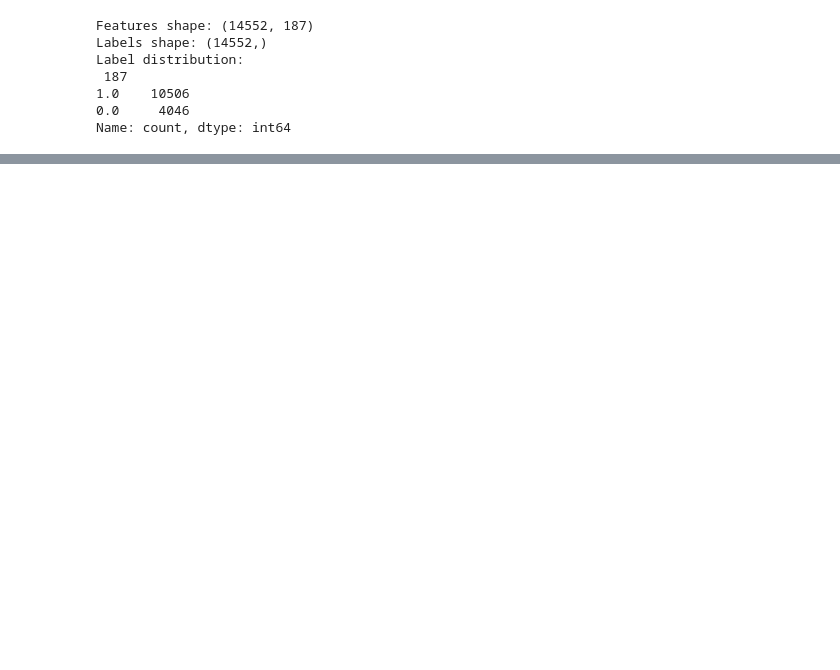
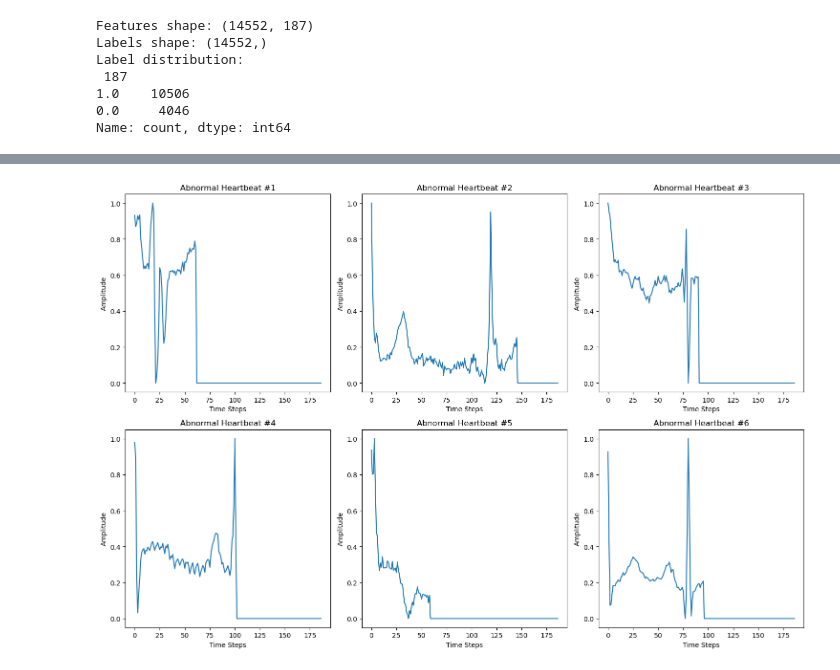
Before and after one commit to arilui/EKGenie, a Jupyter notebook: HawraaJupyter.ipynb, the cells around one changed output, grey strips where cells are left out. Cells and saved outputs as stored; diff of their text form; code cells hidden in the pictures; blank space fills up the shorter version.

```diff
--- a/HawraaJupyter.ipynb
+++ b/HawraaJupyter.ipynb
@@ -146,0 +107,16 @@ plt.show()
+# %%
+fig, ax = plt.subplots(nrows=2, ncols=3, figsize=(15, 10))
+ax = ax.flatten()
+
+# Plot 6 abnormal heartbeats starting at the index after all normal samples
+for i in range(6):
+    sample_index = len(normal) + i
+    ax[i].plot(X.iloc[sample_index])
+    ax[i].set_title(f"Abnormal Heartbeat #{i + 1}")
+    ax[i].set_xlabel("Time Steps")
+    ax[i].set_ylabel("Amplitude")
+
+plt.tight_layout()
+plt.show()
+# %% [output]
+[figure, added]
```
Also changed, not shown: parts of 9 cells of this notebook.
